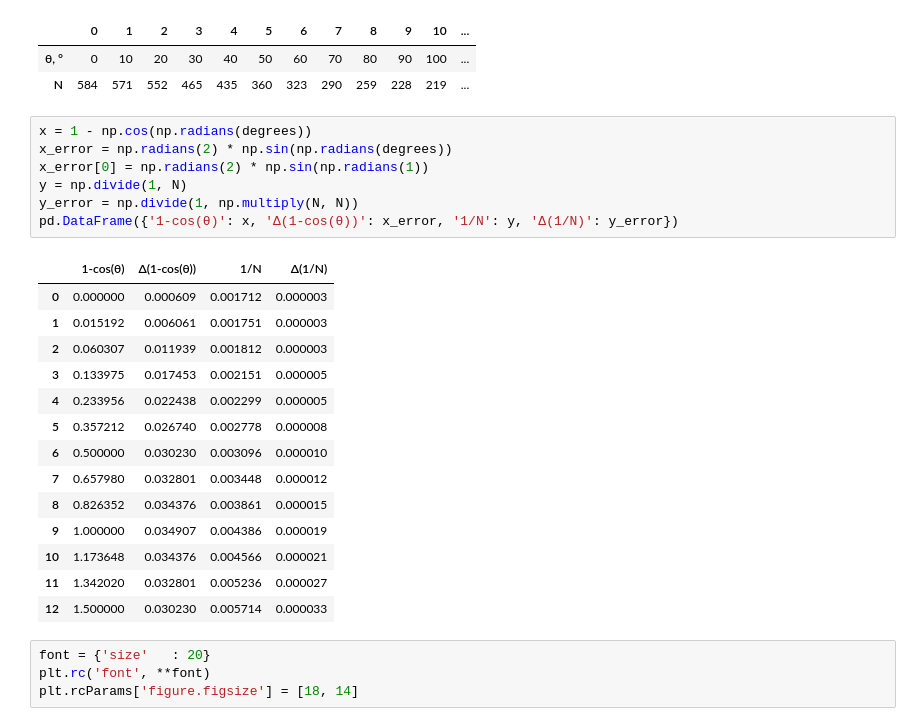
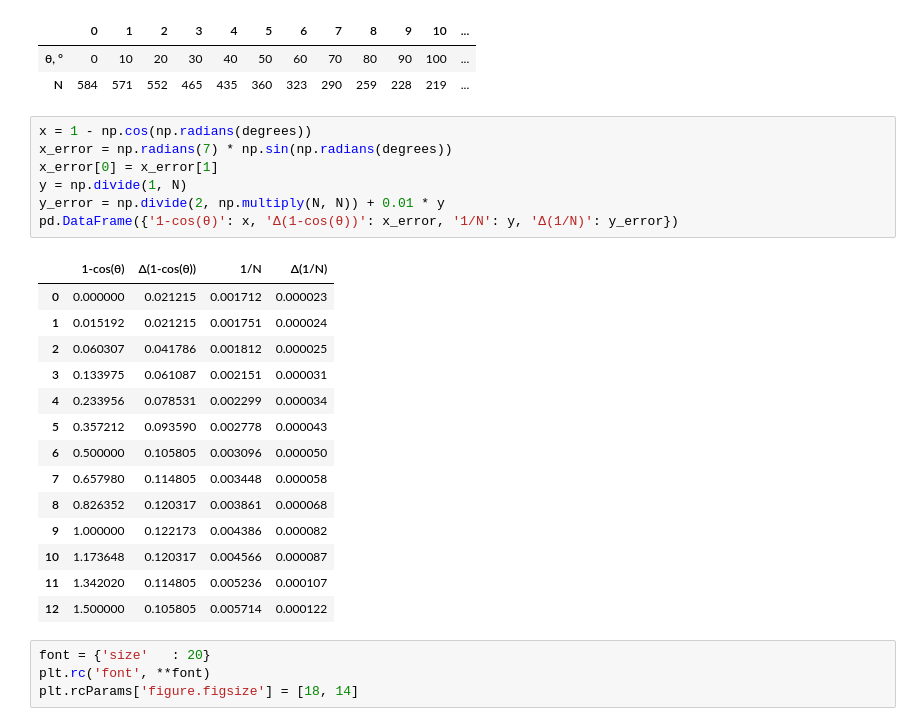
Before and after one commit to exucutional/quant_phys_lab, a Jupyter notebook: 1.2/compton.ipynb, the cells around one changed output. Drawn from its saved outputs; the diff is of its cells as text.

```diff
--- a/1.2/compton.ipynb
+++ b/1.2/compton.ipynb
@@ -21,26 +21,26 @@ pd.DataFrame({'θ, °': degrees, 'N': N}).T
 | N | 584 | 571 | 552 | 465 | 435 | 360 | 323 | 290 | 259 | 228 | 219 | ... |
 # %%
 x = 1 - np.cos(np.radians(degrees))
-x_error = np.radians(2) * np.sin(np.radians(degrees))
-x_error[0] = np.radians(2) * np.sin(np.radians(1))
+x_error = np.radians(7) * np.sin(np.radians(degrees))
+x_error[0] = x_error[1]
 y = np.divide(1, N)
-y_error = np.divide(1, np.multiply(N, N))
+y_error = np.divide(2, np.multiply(N, N)) + 0.01 * y
 pd.DataFrame({'1-cos(θ)': x, 'Δ(1-cos(θ))': x_error, '1/N': y, 'Δ(1/N)': y_error})
 # %% [output]
 |  | 1-cos(θ) | Δ(1-cos(θ)) | 1/N | Δ(1/N) |
-| 0 | 0.000000 | 0.000609 | 0.001712 | 0.000003 |
-| 1 | 0.015192 | 0.006061 | 0.001751 | 0.000003 |
-| 2 | 0.060307 | 0.011939 | 0.001812 | 0.000003 |
-| 3 | 0.133975 | 0.017453 | 0.002151 | 0.000005 |
-| 4 | 0.233956 | 0.022438 | 0.002299 | 0.000005 |
-| 5 | 0.357212 | 0.026740 | 0.002778 | 0.000008 |
-| 6 | 0.500000 | 0.030230 | 0.003096 | 0.000010 |
-| 7 | 0.657980 | 0.032801 | 0.003448 | 0.000012 |
-| 8 | 0.826352 | 0.034376 | 0.003861 | 0.000015 |
-| 9 | 1.000000 | 0.034907 | 0.004386 | 0.000019 |
-| 10 | 1.173648 | 0.034376 | 0.004566 | 0.000021 |
-| 11 | 1.342020 | 0.032801 | 0.005236 | 0.000027 |
-| 12 | 1.500000 | 0.030230 | 0.005714 | 0.000033 |
+| 0 | 0.000000 | 0.021215 | 0.001712 | 0.000023 |
+| 1 | 0.015192 | 0.021215 | 0.001751 | 0.000024 |
+| 2 | 0.060307 | 0.041786 | 0.001812 | 0.000025 |
+| 3 | 0.133975 | 0.061087 | 0.002151 | 0.000031 |
+| 4 | 0.233956 | 0.078531 | 0.002299 | 0.000034 |
+| 5 | 0.357212 | 0.093590 | 0.002778 | 0.000043 |
+| 6 | 0.500000 | 0.105805 | 0.003096 | 0.000050 |
+| 7 | 0.657980 | 0.114805 | 0.003448 | 0.000058 |
+| 8 | 0.826352 | 0.120317 | 0.003861 | 0.000068 |
+| 9 | 1.000000 | 0.122173 | 0.004386 | 0.000082 |
+| 10 | 1.173648 | 0.120317 | 0.004566 | 0.000087 |
+| 11 | 1.342020 | 0.114805 | 0.005236 | 0.000107 |
+| 12 | 1.500000 | 0.105805 | 0.005714 | 0.000122 |
 # %%
 font = {'size'   : 20}
 plt.rc('font', **font)
```
Also changed, not shown: parts of 6 cells of this notebook.
